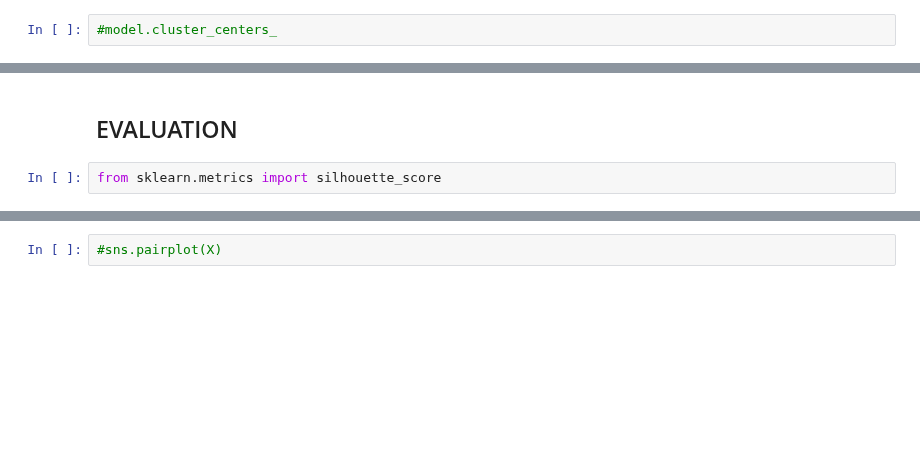
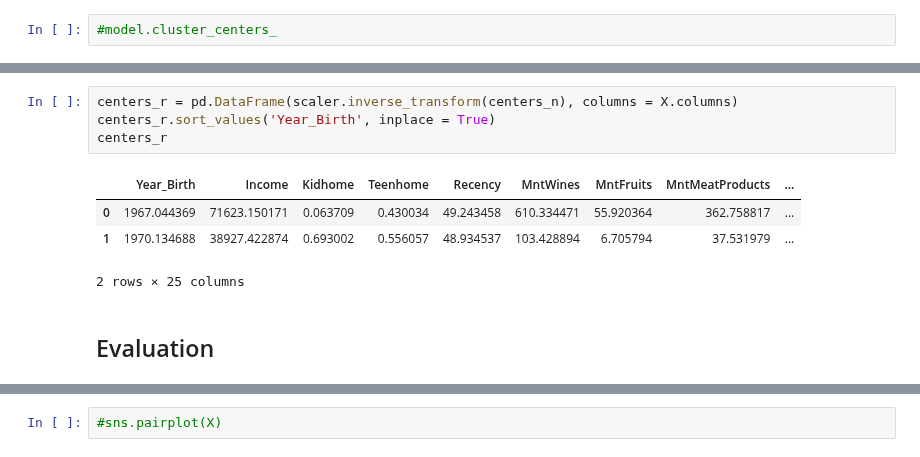
Before and after one commit to brusadelli-luca/customer-analysis, a Jupyter notebook: customer_analysis_classification.ipynb, the cells around one changed output, grey strips where cells are left out. Cells and saved outputs as stored; diff of their text form; blank space fills up the shorter version.

```diff
--- a/customer_analysis_classification.ipynb
+++ b/customer_analysis_classification.ipynb
@@ -191,4 +233,11 @@ centers_n
+# %%
+centers_r = pd.DataFrame(scaler.inverse_transform(centers_n), columns = X.columns)
+centers_r.sort_values('Year_Birth', inplace = True)
+centers_r
+# %% [output]
+|  | Year_Birth | Income | Kidhome | Teenhome | Recency | MntWines | MntFruits | MntMeatProducts | ... |
+| 0 | 1967.044369 | 71623.150171 | 0.063709 | 0.430034 | 49.243458 | 610.334471 | 55.920364 | 362.758817 | ... |
+| 1 | 1970.134688 | 38927.422874 | 0.693002 | 0.556057 | 48.934537 | 103.428894 | 6.705794 | 37.531979 | ... |
+2 rows × 25 columns
 # %% [markdown]
-## EVALUATION
+## Evaluation
-# %%
-from sklearn.metrics import silhouette_score
```
Also changed, not shown: parts of 77 cells of this notebook.
